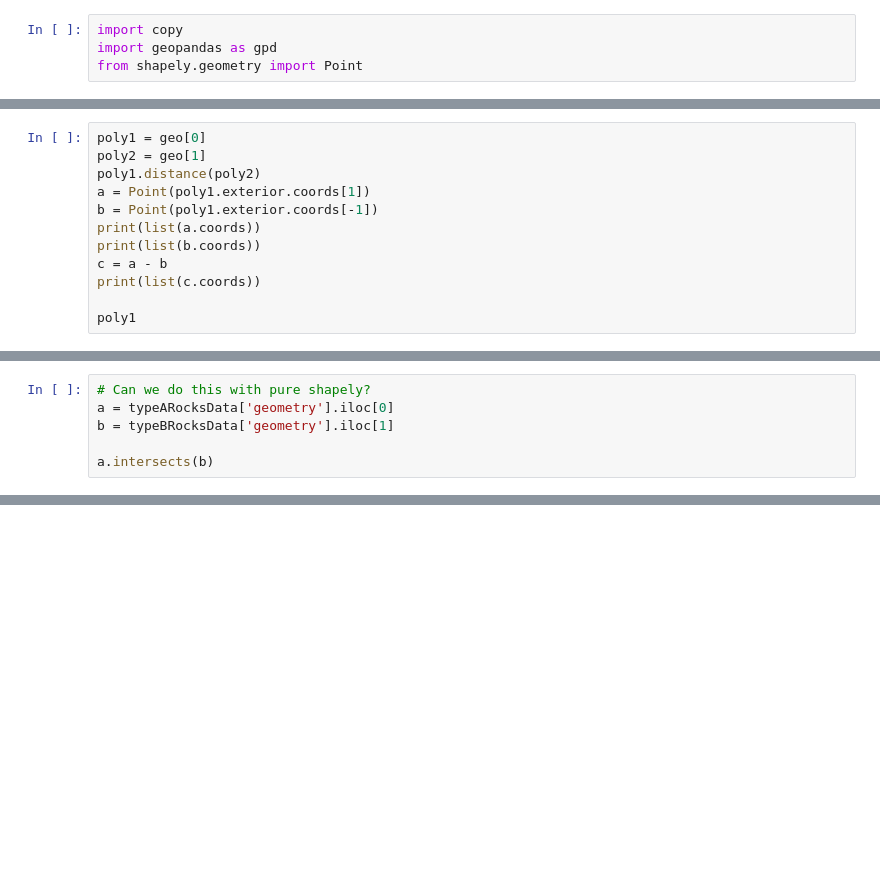
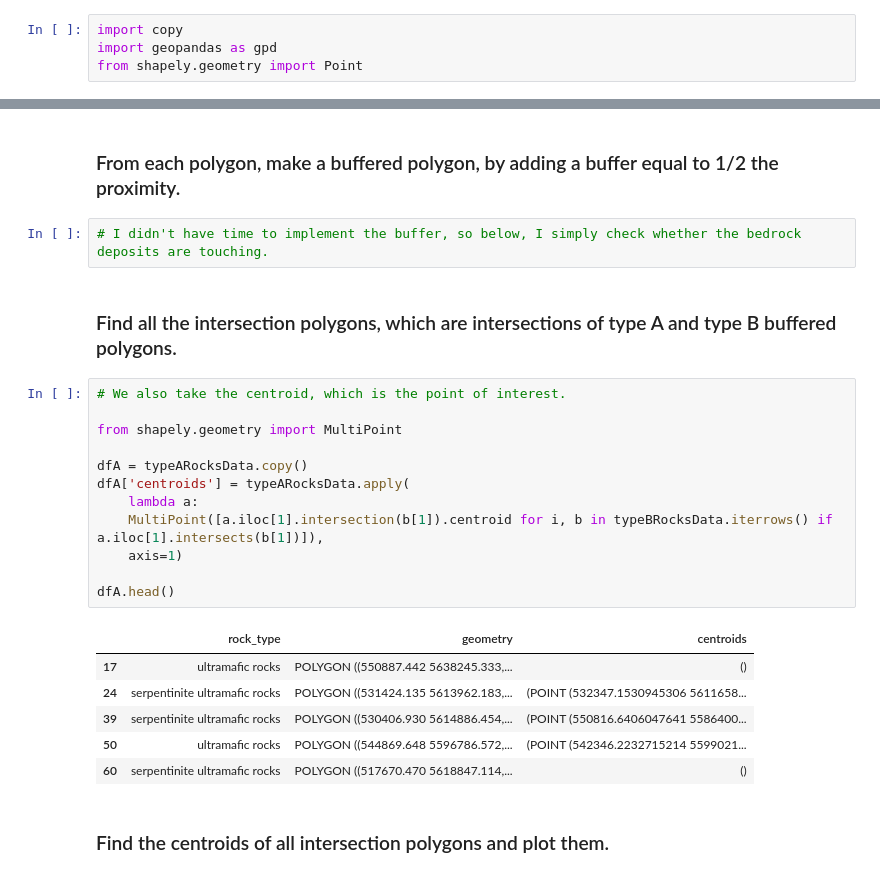
Before and after one commit to dcox/notebooks, a Jupyter notebook: geo/polygon-proximity-heatmap.ipynb, the cells around one changed output, grey strips where cells are left out. Cells and saved outputs as stored; diff of their text form; blank space fills up the shorter version.

```diff
--- a/geo/polygon-proximity-heatmap.ipynb
+++ b/geo/polygon-proximity-heatmap.ipynb
@@ -53,12 +43,0 @@ Name: geometry, Length: 1596, dtype: geometry
-# %%
-poly1 = geo[0]
-poly2 = geo[1]
-poly1.distance(poly2)
-a = Point(poly1.exterior.coords[1])
-b = Point(poly1.exterior.coords[-1])
-print(list(a.coords))
-print(list(b.coords))
-c = a - b
-print(list(c.coords))
-
-poly1
@@ -175,6 +43,0 @@ typeBLinearRing.bounds
-# %%
-# Can we do this with pure shapely?
-a = typeARocksData['geometry'].iloc[0]
-b = typeBRocksData['geometry'].iloc[1]
-
-a.intersects(b)
@@ -401,0 +63,27 @@ bedrock_data.plot(column="rock_type", categorical=True, legend=True, figsize=(20
+# %% [markdown]
+### From each polygon, make a buffered polygon, by adding a buffer equal to 1/2 the proximity.
+# %%
+# I didn't have time to implement the buffer, so below, I simply check whether the bedrock deposits are touching.
+# %% [markdown]
+### Find all the intersection polygons, which are intersections of type A and type B buffered polygons.
+# %%
+# We also take the centroid, which is the point of interest.
+
+from shapely.geometry import MultiPoint
+
+dfA = typeARocksData.copy()
+dfA['centroids'] = typeARocksData.apply(
+    lambda a:
+    MultiPoint([a.iloc[1].intersection(b[1]).centroid for i, b in typeBRocksData.iterrows() if a.iloc[1].intersects(b[1])]),
+    axis=1)
+
+dfA.head()
+# %% [output]
+|  | rock_type | geometry | centroids |
+| 17 | ultramafic rocks | POLYGON ((550887.442 5638245.333,... | () |
+| 24 | serpentinite ultramafic rocks | POLYGON ((531424.135 5613962.183,... | (POINT (532347.1530945306 5611658... |
+| 39 | serpentinite ultramafic rocks | POLYGON ((530406.930 5614886.454,... | (POINT (550816.6406047641 5586400... |
+| 50 | ultramafic rocks | POLYGON ((544869.648 5596786.572,... | (POINT (542346.2232715214 5599021... |
+| 60 | serpentinite ultramafic rocks | POLYGON ((517670.470 5618847.114,... | () |
+# %% [markdown]
+### Find the centroids of all intersection polygons and plot them.
```
Also changed, not shown: parts of 43 cells of this notebook, 1 other file.
